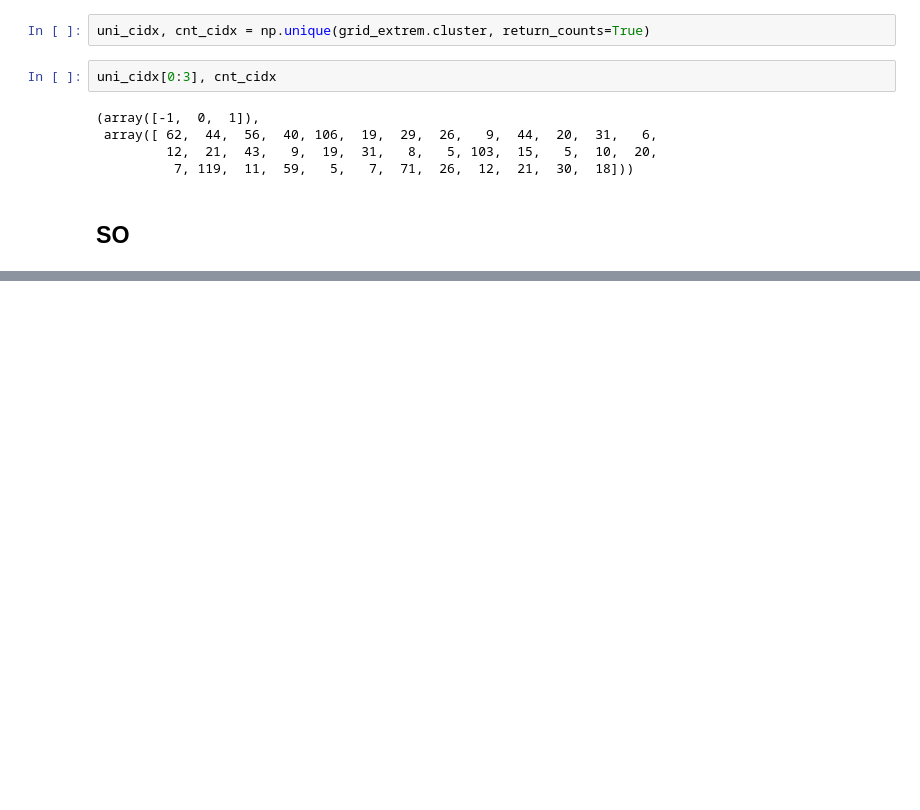
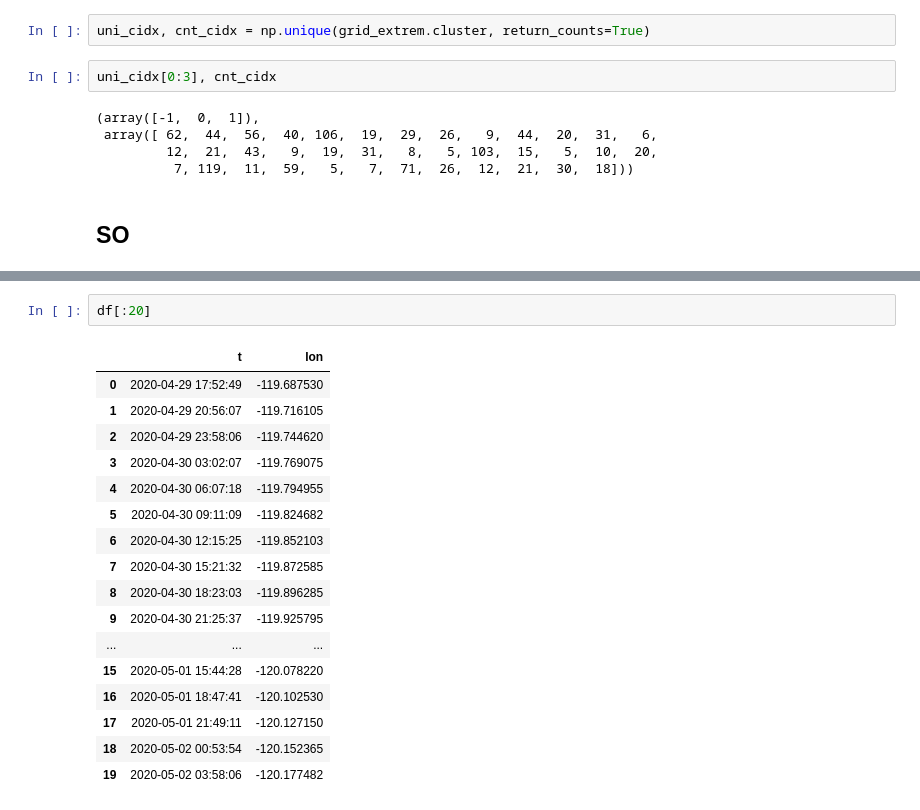
Before and after one commit to profxj/sio-sandbox, a Jupyter notebook: nb/CUGN/ClusterSO_90.ipynb, the cells around one changed output, grey strips where cells are left out. Drawn from its saved outputs; the diff is of its cells as text; blank space fills up the shorter version.

```diff
--- a/nb/CUGN/ClusterSO_90.ipynb
+++ b/nb/CUGN/ClusterSO_90.ipynb
@@ -159,0 +189,20 @@ plt.show()
+# %%
+df[:20]
+# %% [output]
+|  | t | lon |
+| 0 | 2020-04-29 17:52:49 | -119.687530 |
+| 1 | 2020-04-29 20:56:07 | -119.716105 |
+| 2 | 2020-04-29 23:58:06 | -119.744620 |
+| 3 | 2020-04-30 03:02:07 | -119.769075 |
+| 4 | 2020-04-30 06:07:18 | -119.794955 |
+| 5 | 2020-04-30 09:11:09 | -119.824682 |
+| 6 | 2020-04-30 12:15:25 | -119.852103 |
+| 7 | 2020-04-30 15:21:32 | -119.872585 |
+| 8 | 2020-04-30 18:23:03 | -119.896285 |
+| 9 | 2020-04-30 21:25:37 | -119.925795 |
+| ... | ... | ... |
+| 15 | 2020-05-01 15:44:28 | -120.078220 |
+| 16 | 2020-05-01 18:47:41 | -120.102530 |
+| 17 | 2020-05-01 21:49:11 | -120.127150 |
+| 18 | 2020-05-02 00:53:54 | -120.152365 |
+| 19 | 2020-05-02 03:58:06 | -120.177482 |
```
Also changed, not shown: parts of 5 cells of this notebook, 1 other file.
